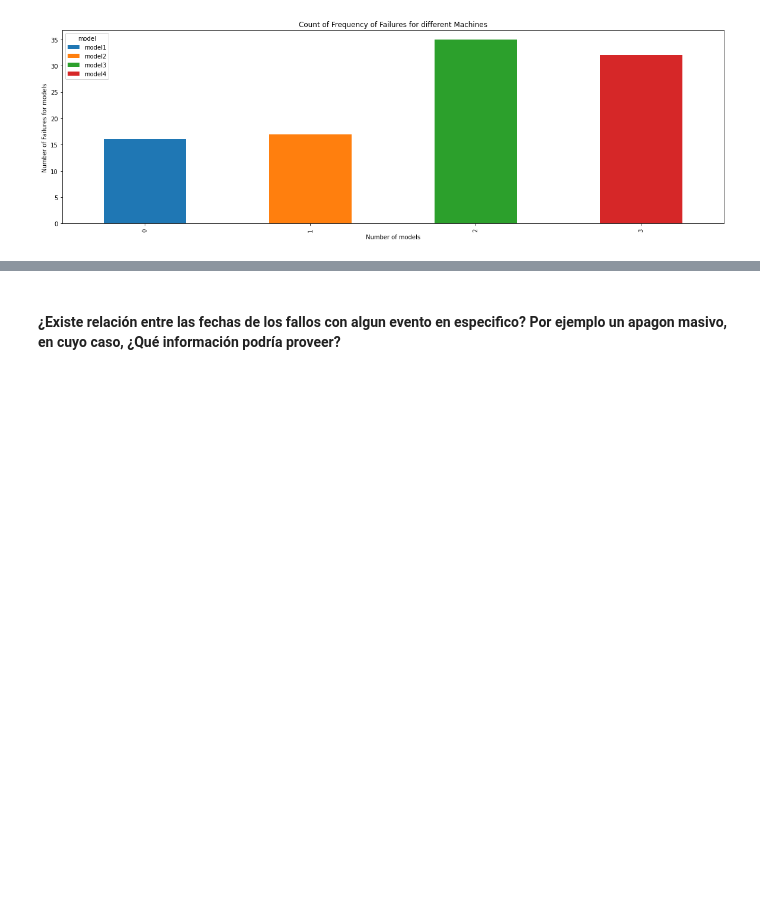
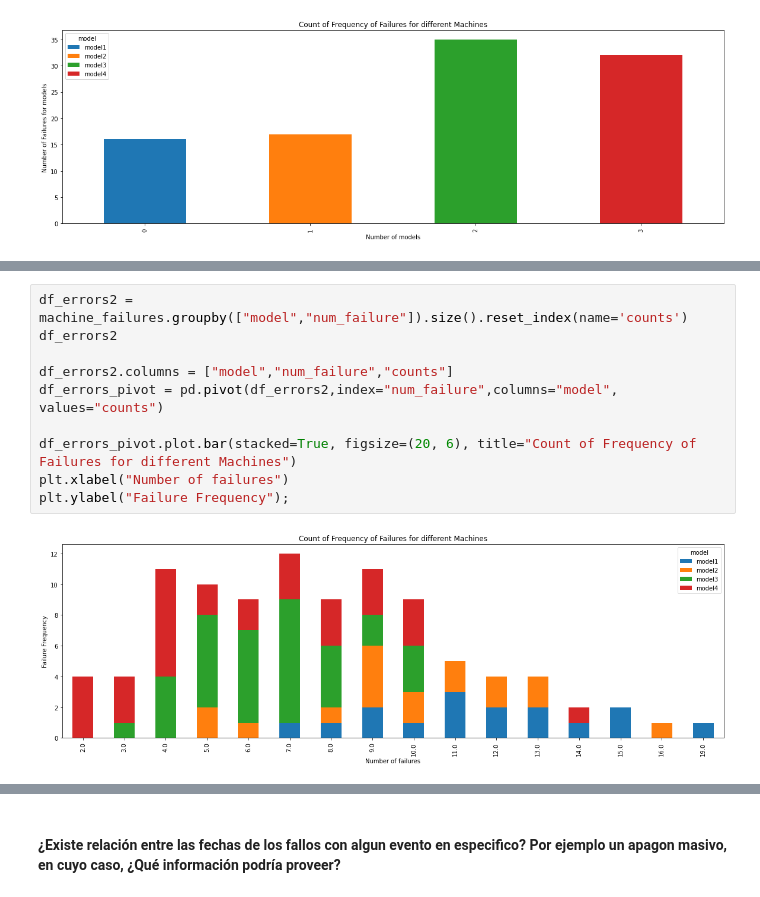
Before and after one commit to Brami01/TIC_Project_PM, a Jupyter notebook: main.ipynb, the cells around one changed output, grey strips where cells are left out. Cells and saved outputs as stored; diff of their text form; blank space fills up the shorter version.

```diff
--- a/main.ipynb
+++ b/main.ipynb
@@ -243,0 +255,12 @@ plt.ylabel("Number of Failures for models");
+# %%
+df_errors2 = machine_failures.groupby(["model","num_failure"]).size().reset_index(name='counts')
+df_errors2
+
+df_errors2.columns = ["model","num_failure","counts"]
+df_errors_pivot = pd.pivot(df_errors2,index="num_failure",columns="model", values="counts")
+
+df_errors_pivot.plot.bar(stacked=True, figsize=(20, 6), title="Count of Frequency of Failures for different Machines")
+plt.xlabel("Number of failures")
+plt.ylabel("Failure Frequency");
+# %% [output]
+[figure, added]
```
Also changed, not shown: parts of 3 cells of this notebook.
